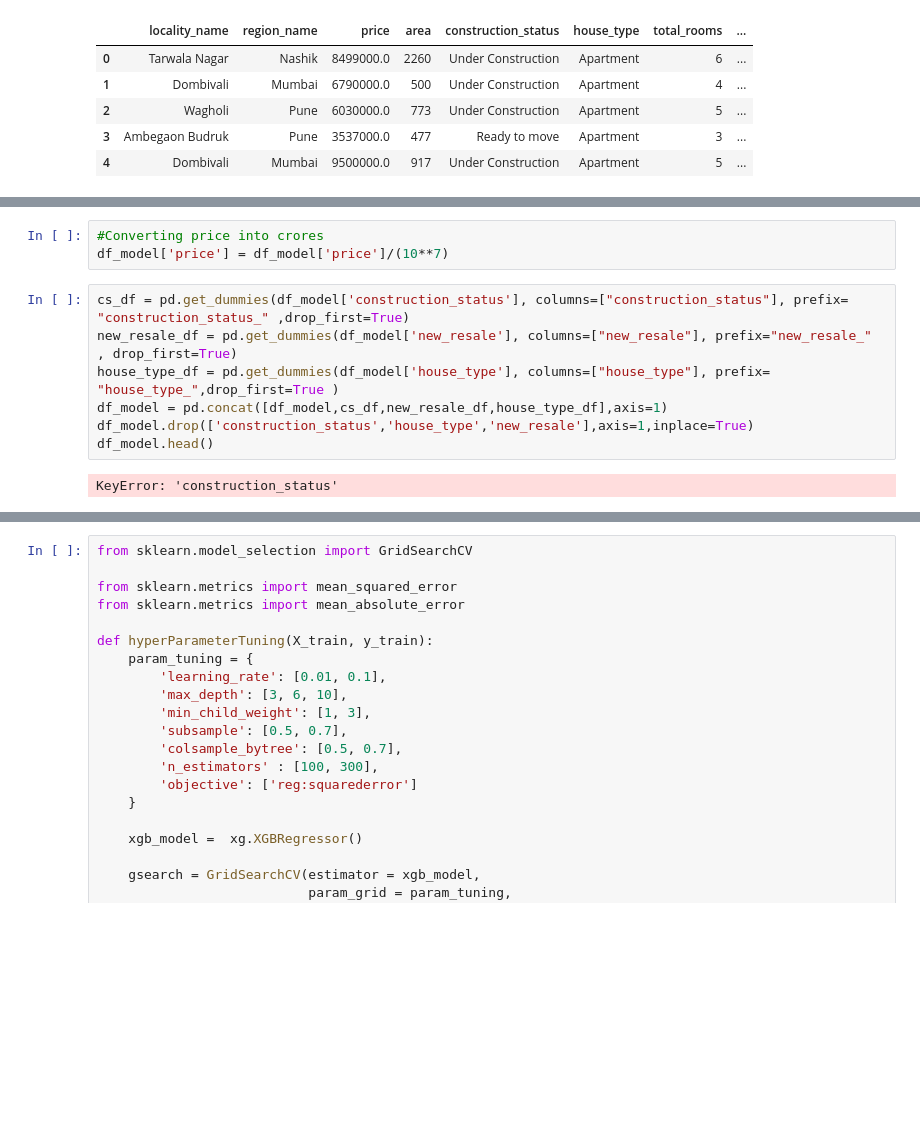
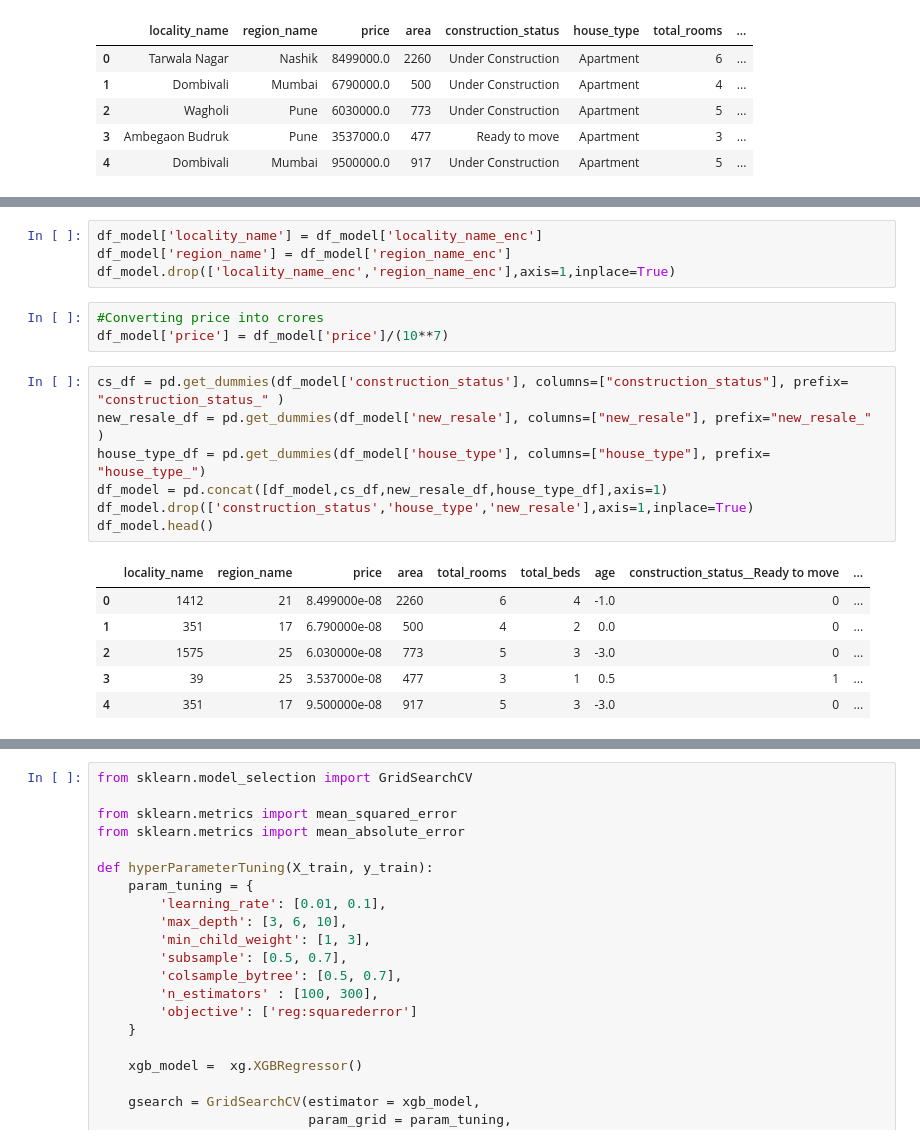
Before and after one commit to pfuldeore/House-price-prediction, a Jupyter notebook: Modeling.ipynb, the cells around one changed output, grey strips where cells are left out. Drawn from its saved outputs; the diff is of its cells as text; blank space fills up the shorter version.

```diff
--- a/Modeling.ipynb
+++ b/Modeling.ipynb
@@ -47,15 +61,24 @@ df_model.head()
+# %%
+df_model['locality_name'] = df_model['locality_name_enc']
+df_model['region_name'] = df_model['region_name_enc']
+df_model.drop(['locality_name_enc','region_name_enc'],axis=1,inplace=True)
 # %%
 #Converting price into crores
 df_model['price'] = df_model['price']/(10**7)
 # %%
-cs_df = pd.get_dummies(df_model['construction_status'], columns=["construction_status"], prefix= "construction_status_" ,drop_first=True)
-new_resale_df = pd.get_dummies(df_model['new_resale'], columns=["new_resale"], prefix="new_resale_" , drop_first=True)
-house_type_df = pd.get_dummies(df_model['house_type'], columns=["house_type"], prefix= "house_type_",drop_first=True )
+cs_df = pd.get_dummies(df_model['construction_status'], columns=["construction_status"], prefix= "construction_status_" )
+new_resale_df = pd.get_dummies(df_model['new_resale'], columns=["new_resale"], prefix="new_resale_" )
+house_type_df = pd.get_dummies(df_model['house_type'], columns=["house_type"], prefix= "house_type_")
 df_model = pd.concat([df_model,cs_df,new_resale_df,house_type_df],axis=1)
 df_model.drop(['construction_status','house_type','new_resale'],axis=1,inplace=True)
 df_model.head()
 # %% [output]
-KeyError: 'construction_status'
+|  | locality_name | region_name | price | area | total_rooms | total_beds | age | construction_status__Ready to move | ... |
+| 0 | 1412 | 21 | 8.499000e-08 | 2260 | 6 | 4 | -1.0 | 0 | ... |
+| 1 | 351 | 17 | 6.790000e-08 | 500 | 4 | 2 | 0.0 | 0 | ... |
+| 2 | 1575 | 25 | 6.030000e-08 | 773 | 5 | 3 | -3.0 | 0 | ... |
+| 3 | 39 | 25 | 3.537000e-08 | 477 | 3 | 1 | 0.5 | 1 | ... |
+| 4 | 351 | 17 | 9.500000e-08 | 917 | 5 | 3 | -3.0 | 0 | ... |
 # %%
 import seaborn as sns
 #get correlations of each features in dataset
```
Also changed, not shown: parts of 20 cells of this notebook, 5 other files.
